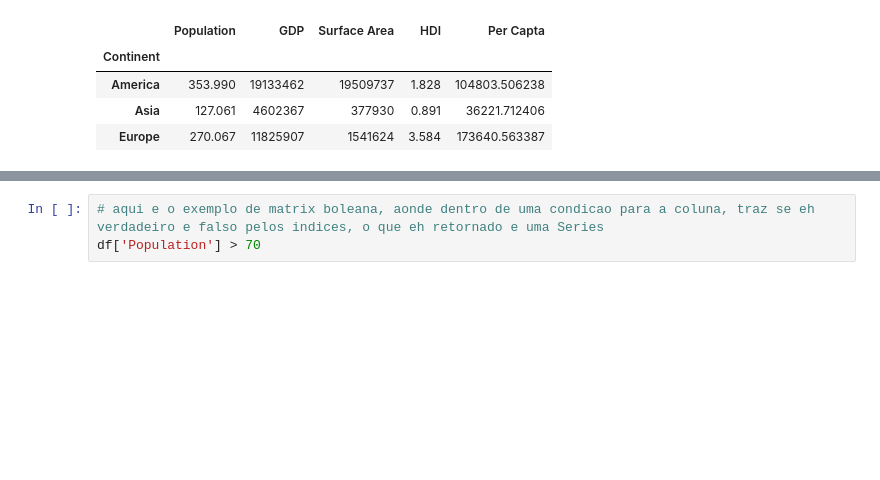
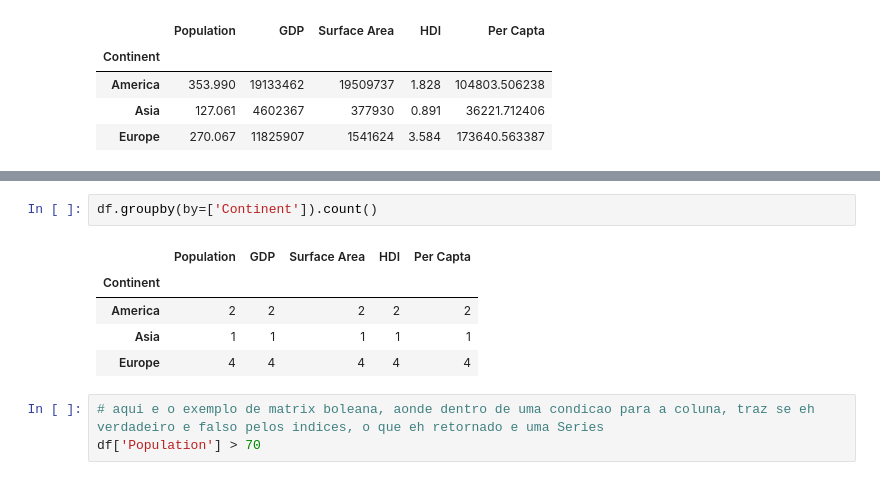
Before and after one commit to jrjosias2/PythonScripts, a Jupyter notebook: FreeCode_Camp/DS_Py/Lecture_1.ipynb, the cells around one changed output, grey strips where cells are left out. Saved outputs shown, nothing was run; the diff lists cells and outputs as text; blank space fills up the shorter version.

```diff
--- a/FreeCode_Camp/DS_Py/Lecture_1.ipynb
+++ b/FreeCode_Camp/DS_Py/Lecture_1.ipynb
@@ -583,3 +593,11 @@ df.groupby(by=['Continent']).agg('sum')
+# %%
+df.groupby(by=['Continent']).count()
+# %% [output]
+|  | Population | GDP | Surface Area | HDI | Per Capta |
+| Continent |  |  |  |  |  |
+| America | 2 | 2 | 2 | 2 | 2 |
+| Asia | 1 | 1 | 1 | 1 | 1 |
+| Europe | 4 | 4 | 4 | 4 | 4 |
 # %%
 # aqui e o exemplo de matrix boleana, aonde dentro de uma condicao para a coluna, traz se eh verdadeiro e falso pelos indices, o que eh retornado e uma Series
 df['Population'] > 70
```
Also changed, not shown: parts of 10 cells of this notebook, 3 other files.
